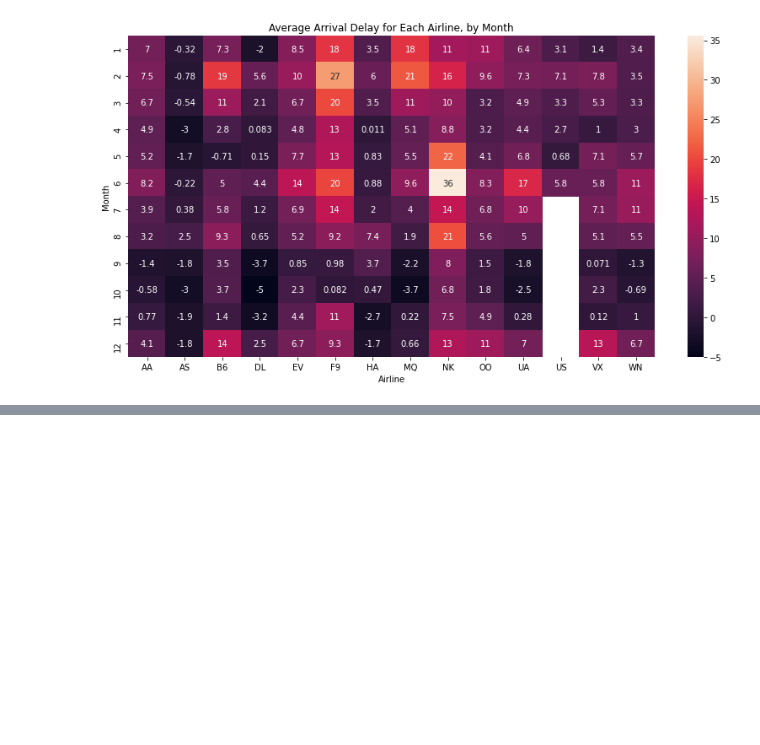
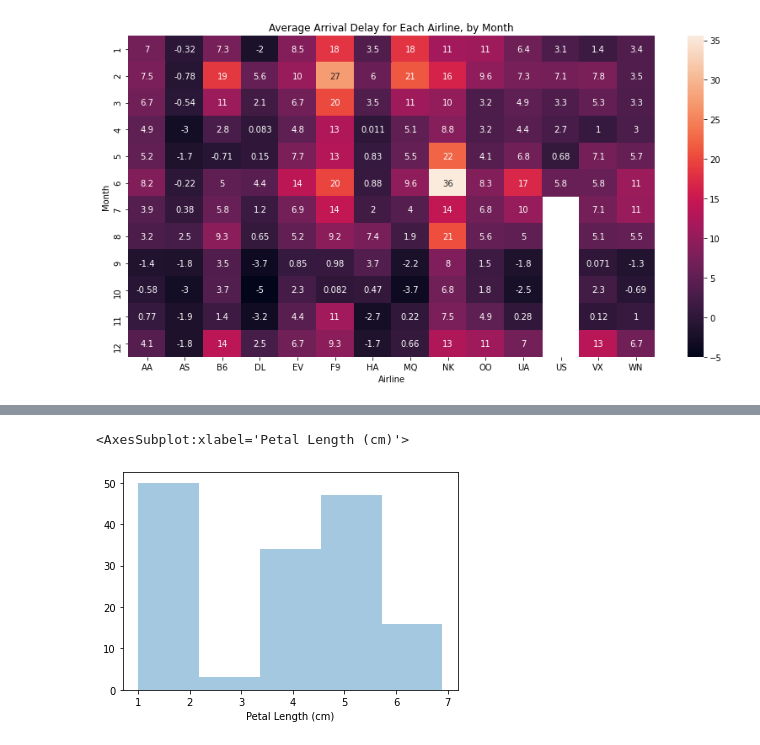
Before and after one commit to yangoos57/dataStudy, a Jupyter notebook: kaggle/courses/Data Visualization/Datavisualization.ipynb, the cells around one changed output, grey strips where cells are left out. Cells and saved outputs as stored; diff of their text form; code cells hidden in the pictures; blank space fills up the shorter version.

Commit message:
Finished Data visualization course

```diff
--- a/kaggle/courses/Data Visualization/Datavisualization.ipynb
+++ b/kaggle/courses/Data Visualization/Datavisualization.ipynb
@@ -136,0 +134,4 @@ KeyError: '12'
+# %%
+iris_data = pd.read_csv('iris.csv')
+
+iris_data.head()
@@ -136,0 +145,5 @@ KeyError: '12'
+# %%
+sns.distplot(a=iris_data['Petal Length (cm)'], kde=False)
+# %% [output]
+<AxesSubplot:xlabel='Petal Length (cm)'>
+[figure, added]
```
Also changed, not shown: parts of 7 cells of this notebook, 12 other files.
